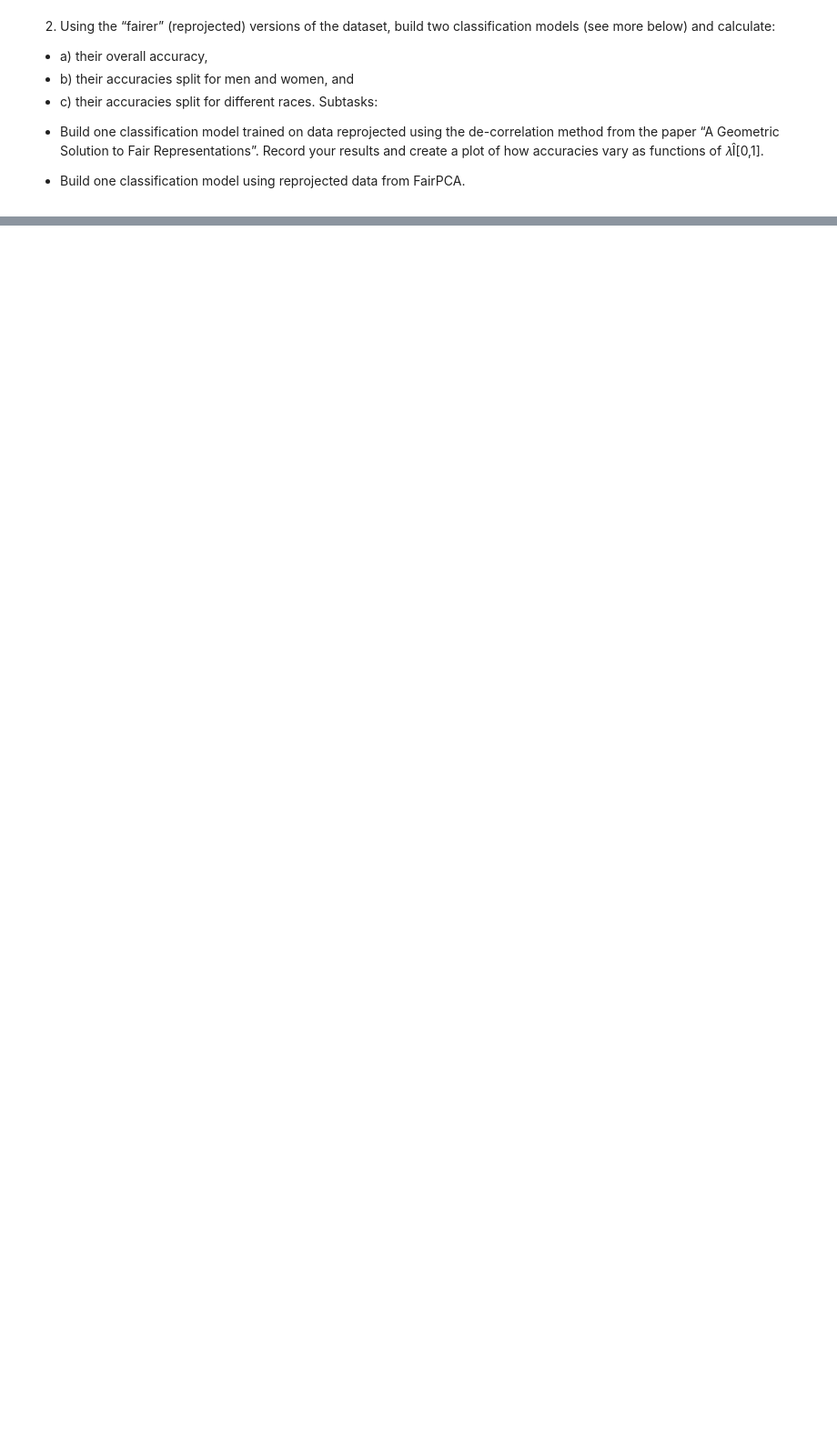
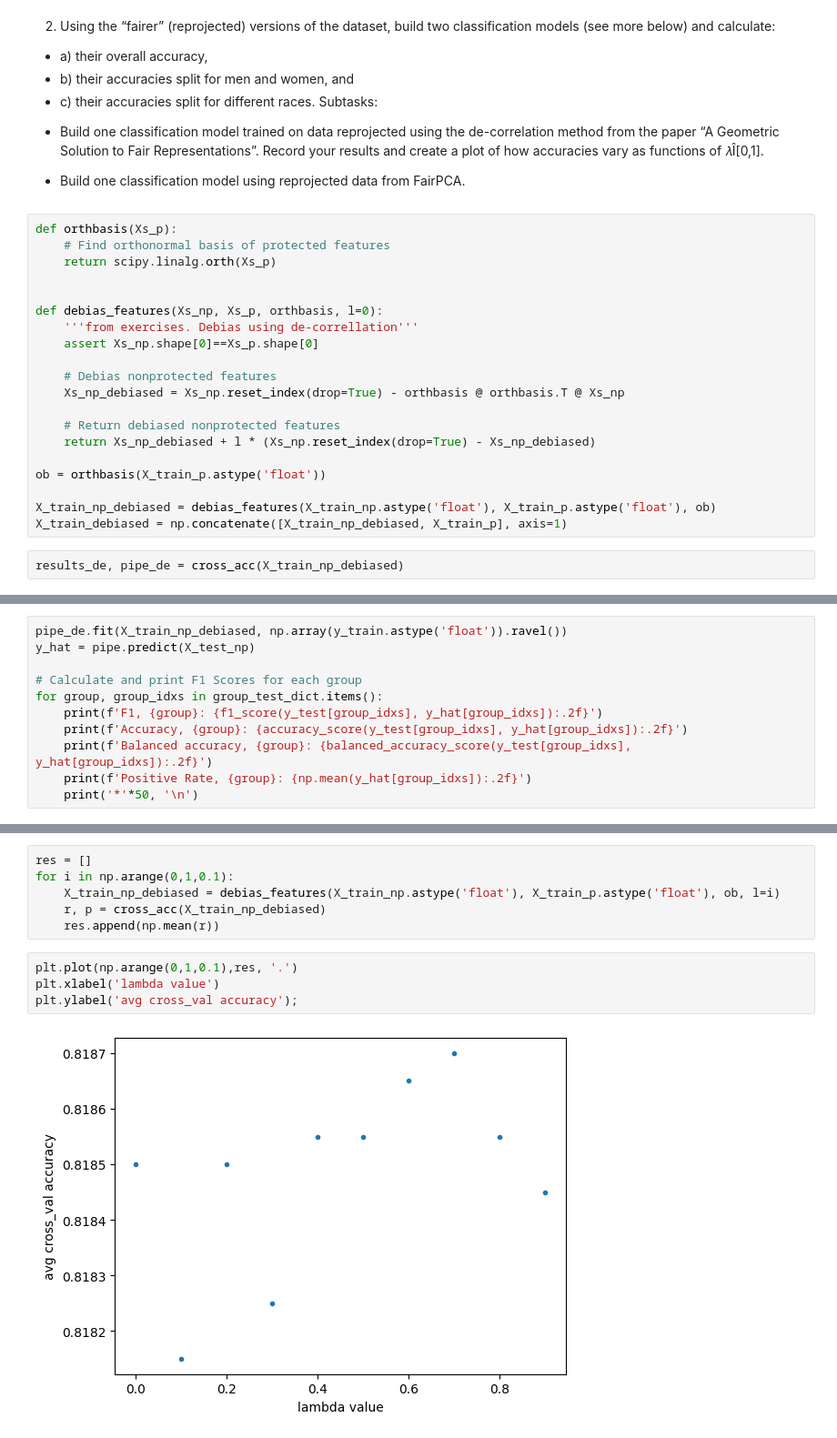
Before and after one commit to Xannadoo/Algorithmic_Fairness_Mandatories, a Jupyter notebook: Mandatory_2/afae24-assignment-02-template.ipynb, the cells around one changed output, grey strips where cells are left out. Shown at 91% size. Cells and saved outputs as stored; diff of their text form; blank space fills up the shorter version.

```diff
--- a/Mandatory_2/afae24-assignment-02-template.ipynb
+++ b/Mandatory_2/afae24-assignment-02-template.ipynb
@@ -211,3 +208,25 @@ Representations”. Record your results and create a plot of how
 accuracies vary as functions of 𝜆Î[0,1].
 
 - Build one classification model using reprojected data from FairPCA.
+# %%
+def orthbasis(Xs_p):
+    # Find orthonormal basis of protected features
+    return scipy.linalg.orth(Xs_p)
+
+
+def debias_features(Xs_np, Xs_p, orthbasis, l=0):
+    '''from exercises. Debias using de-correllation'''
+    assert Xs_np.shape[0]==Xs_p.shape[0]
+
+    # Debias nonprotected features
+    Xs_np_debiased = Xs_np.reset_index(drop=True) - orthbasis @ orthbasis.T @ Xs_np
+
+    # Return debiased nonprotected features
+    return Xs_np_debiased + l * (Xs_np.reset_index(drop=True) - Xs_np_debiased)
+
+ob = orthbasis(X_train_p.astype('float'))
+
+X_train_np_debiased = debias_features(X_train_np.astype('float'), X_train_p.astype('float'), ob)
+X_train_debiased = np.concatenate([X_train_np_debiased, X_train_p], axis=1)
+# %%
+results_de, pipe_de = cross_acc(X_train_np_debiased)
@@ -213,0 +245,11 @@ accuracies vary as functions of 𝜆Î[0,1].
+# %%
+pipe_de.fit(X_train_np_debiased, np.array(y_train.astype('float')).ravel())
+y_hat = pipe.predict(X_test_np)
+
+# Calculate and print F1 Scores for each group
+for group, group_idxs in group_test_dict.items():
+    print(f'F1, {group}: {f1_score(y_test[group_idxs], y_hat[group_idxs]):.2f}')
+    print(f'Accuracy, {group}: {accuracy_score(y_test[group_idxs], y_hat[group_idxs]):.2f}')
+    print(f'Balanced accuracy, {group}: {balanced_accuracy_score(y_test[group_idxs], y_hat[group_idxs]):.2f}')
+    print(f'Positive Rate, {group}: {np.mean(y_hat[group_idxs]):.2f}')
+    print('*'*50, '\n')
@@ -213,0 +274,12 @@ accuracies vary as functions of 𝜆Î[0,1].
+# %%
+res = []
+for i in np.arange(0,1,0.1):
+    X_train_np_debiased = debias_features(X_train_np.astype('float'), X_train_p.astype('float'), ob, l=i)
+    r, p = cross_acc(X_train_np_debiased)
+    res.append(np.mean(r))
+# %%
+plt.plot(np.arange(0,1,0.1),res, '.')
+plt.xlabel('lambda value')
+plt.ylabel('avg cross_val accuracy');
+# %% [output]
+[figure, added]
```
Also changed, not shown: parts of 6 cells of this notebook.
